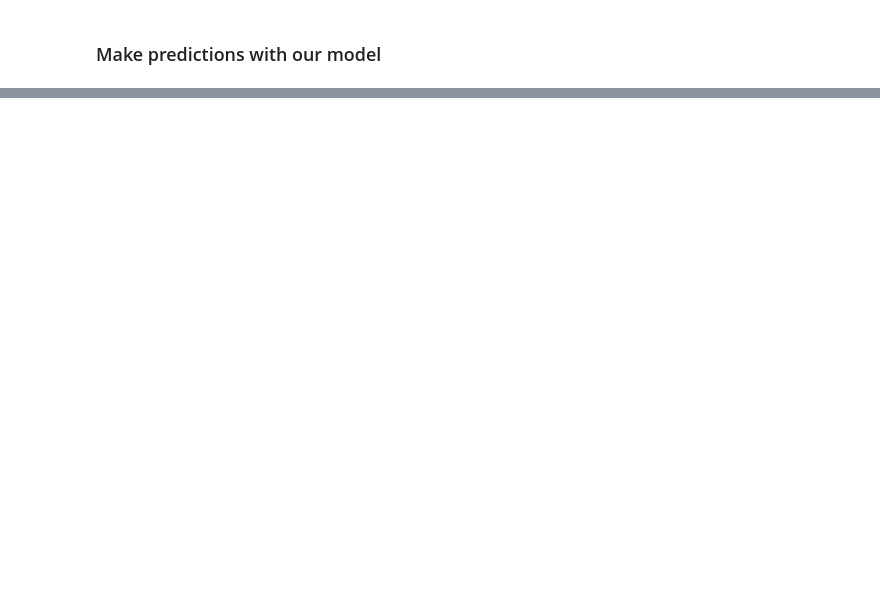
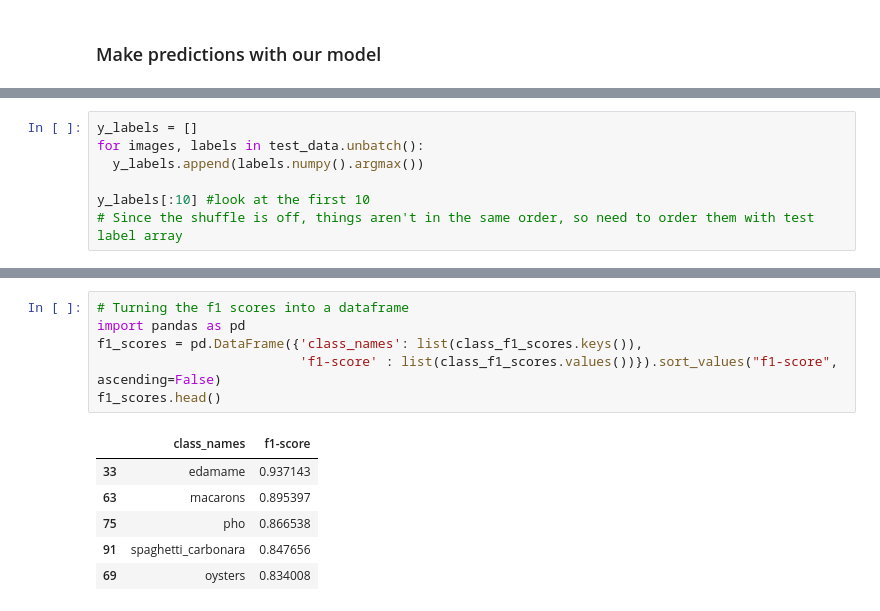
Before and after one commit to aakriti-dot/Tensorflow, a Jupyter notebook: TransferLearning_ScalingUp.ipynb, the cells around one changed output, grey strips where cells are left out. Drawn from its saved outputs; the diff is of its cells as text; blank space fills up the shorter version.

```diff
--- a/TransferLearning_ScalingUp.ipynb
+++ b/TransferLearning_ScalingUp.ipynb
@@ -322,0 +359,7 @@ preds_probs = model.predict(test_data, verbose=1)
+# %%
+y_labels = []
+for images, labels in test_data.unbatch():
+  y_labels.append(labels.numpy().argmax())
+
+y_labels[:10] #look at the first 10
+# Since the shuffle is off, things aren't in the same order, so need to order them with test label array
@@ -322,0 +483,13 @@ preds_probs = model.predict(test_data, verbose=1)
+# %%
+# Turning the f1 scores into a dataframe
+import pandas as pd
+f1_scores = pd.DataFrame({'class_names': list(class_f1_scores.keys()),
+                          'f1-score' : list(class_f1_scores.values())}).sort_values("f1-score", ascending=False)
+f1_scores.head()
+# %% [output]
+|  | class_names | f1-score |
+| 33 | edamame | 0.937143 |
+| 63 | macarons | 0.895397 |
+| 75 | pho | 0.866538 |
+| 91 | spaghetti_carbonara | 0.847656 |
+| 69 | oysters | 0.834008 |
```
Also changed, not shown: parts of 36 cells of this notebook.
